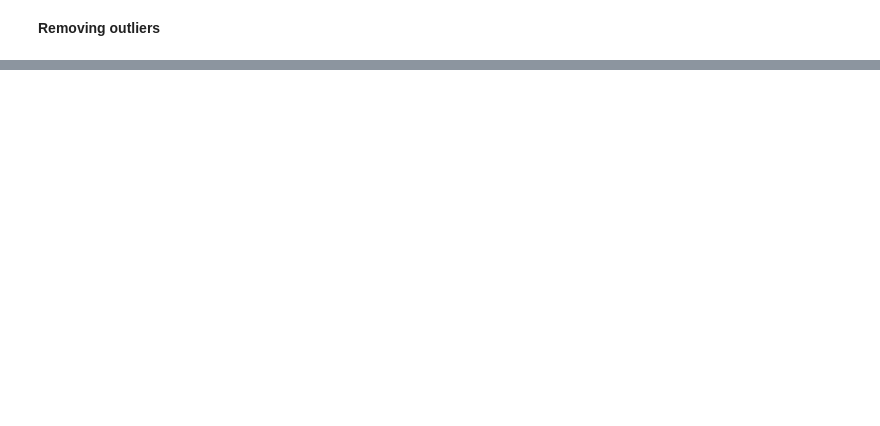
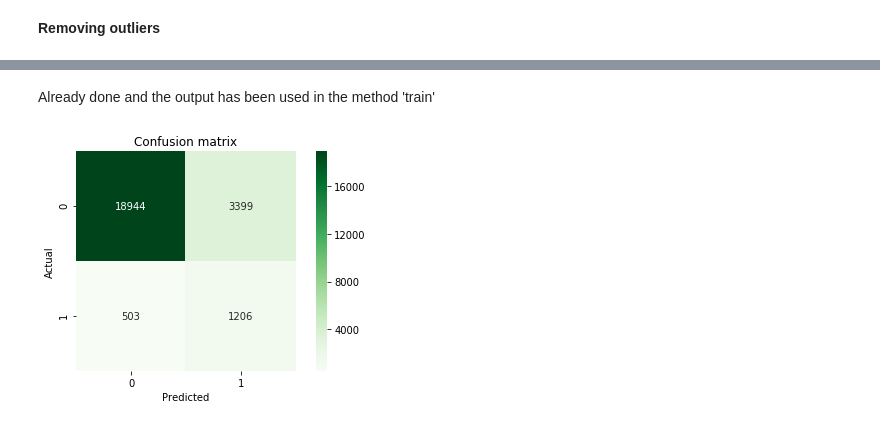
Before and after one commit to Vignesh-Nswamy/Data-Science, a Jupyter notebook: Project 3/classification_main.ipynb, the cells around one changed output, grey strips where cells are left out. Drawn from its saved outputs; the diff is of its cells as text; code cells hidden in the pictures; blank space fills up the shorter version.

```diff
--- a/Project 3/classification_main.ipynb
+++ b/Project 3/classification_main.ipynb
@@ -90,10 +152,14 @@ x_train, x_test = scaler.transform(x_train), scaler.transform(x_test)
 # %%
-rf = RandomForestClassifier(n_estimators=100, \
+def train(x_train, y_train):
+    rf = RandomForestClassifier(n_estimators=130, \
                                 oob_score=True, \
                                 min_samples_split=2, \
                                 min_samples_leaf=50, \
                                 n_jobs=-1, \
                                 #class_weight="balanced",\
                                 class_weight="balanced_subsample", \
-                                bootstrap=True\
+                                bootstrap=True, \
+                                max_features=3, \
+                                criterion='entropy'
                                 )
+    return rf.fit(x_train, y_train)
@@ -120,0 +166,10 @@ rf = RandomForestClassifier(n_estimators=100, \
+# %%
+def plot(y_test, y_pred):
+    conf_matrix = metrics.confusion_matrix(y_test, y_pred)
+    ax = sns.heatmap(conf_matrix, annot = True, fmt = "d", square=True, cmap = plt.cm.Greens)
+    bottom, top = ax.get_ylim()
+    ax.set_ylim(bottom + 0.5, top - 0.5) #to fix glitch
+    plt.ylabel('Actual')
+    plt.xlabel('Predicted')
+    plt.title('Confusion matrix')
+    plt.tight_layout()
@@ -120,0 +180,4 @@ rf = RandomForestClassifier(n_estimators=100, \
+# %%
+features = train_frame.columns[1:]
+x_train, x_test, y_train, y_test = split_dataset(features)
+x_train, x_test = scalar_transform(x_train, x_test)
@@ -120,0 +186,2 @@ rf = RandomForestClassifier(n_estimators=100, \
+# %% [markdown]
+Already done and the output has been used in the method 'train'
@@ -121,4 +190,4 @@ rf = RandomForestClassifier(n_estimators=100, \
 # %%
-rf.fit(x_train, y_train)
+rf = train(x_train, y_train)
 # %%
 y_pred = rf.predict(x_test)
@@ -132,3 +194,7 @@ plt.tight_layout()
+# %%
+plot(y_test, y_pred)
+# %% [output]
+[figure, added]
 # %%
 importances = rf.feature_importances_
 indices = numpy.argsort(importances)
```
Also changed, not shown: parts of 35 cells of this notebook.
